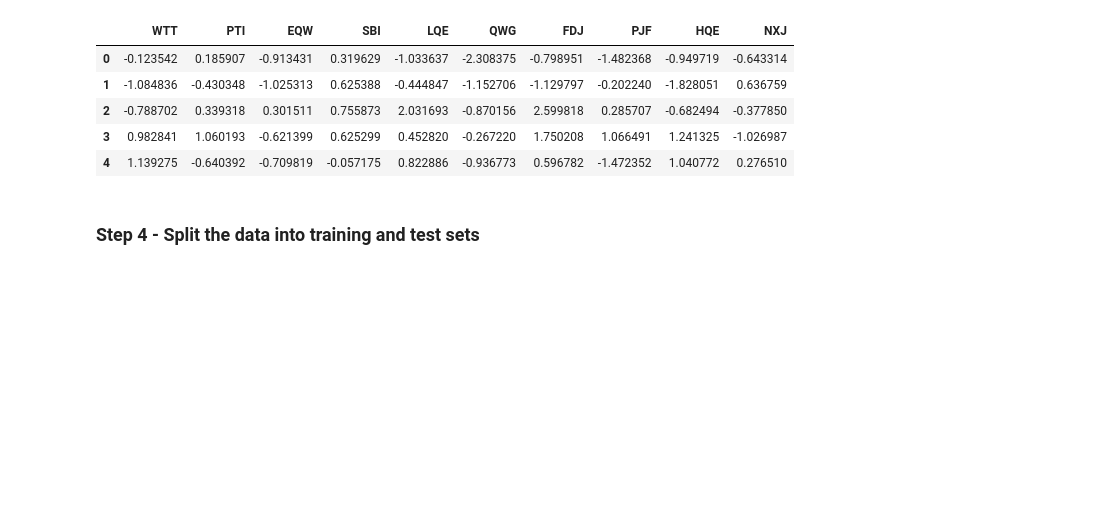
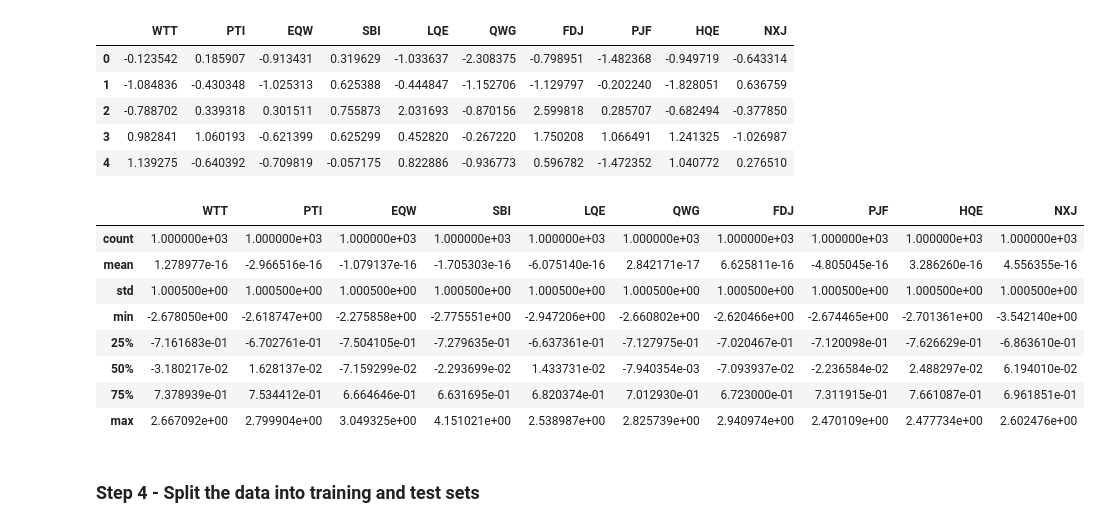
Before and after one commit to kbrook10/bootcamp_python_for_data_science_and_machine_learning, a Jupyter notebook: support_files/Machine Learning Sections/K-Nearest-Neighbors/k_nearest_neighbors_practice.ipynb, the cells around one changed output. Saved outputs shown, nothing was run; the diff lists cells and outputs as text; code cells hidden in the pictures; blank space fills up the shorter version.

```diff
--- a/support_files/Machine Learning Sections/K-Nearest-Neighbors/k_nearest_neighbors_practice.ipynb
+++ b/support_files/Machine Learning Sections/K-Nearest-Neighbors/k_nearest_neighbors_practice.ipynb
@@ -84,6 +96,18 @@ df_feat.head()
 | 2 | -0.788702 | 0.339318 | 0.301511 | 0.755873 | 2.031693 | -0.870156 | 2.599818 | 0.285707 | -0.682494 | -0.377850 |
 | 3 | 0.982841 | 1.060193 | -0.621399 | 0.625299 | 0.452820 | -0.267220 | 1.750208 | 1.066491 | 1.241325 | -1.026987 |
 | 4 | 1.139275 | -0.640392 | -0.709819 | -0.057175 | 0.822886 | -0.936773 | 0.596782 | -1.472352 | 1.040772 | 0.276510 |
+# %%
+df_feat.describe()
+# %% [output]
+|  | WTT | PTI | EQW | SBI | LQE | QWG | FDJ | PJF | HQE | NXJ |
+| count | 1.000000e+03 | 1.000000e+03 | 1.000000e+03 | 1.000000e+03 | 1.000000e+03 | 1.000000e+03 | 1.000000e+03 | 1.000000e+03 | 1.000000e+03 | 1.000000e+03 |
+| mean | 1.278977e-16 | -2.966516e-16 | -1.079137e-16 | -1.705303e-16 | -6.075140e-16 | 2.842171e-17 | 6.625811e-16 | -4.805045e-16 | 3.286260e-16 | 4.556355e-16 |
+| std | 1.000500e+00 | 1.000500e+00 | 1.000500e+00 | 1.000500e+00 | 1.000500e+00 | 1.000500e+00 | 1.000500e+00 | 1.000500e+00 | 1.000500e+00 | 1.000500e+00 |
+| min | -2.678050e+00 | -2.618747e+00 | -2.275858e+00 | -2.775551e+00 | -2.947206e+00 | -2.660802e+00 | -2.620466e+00 | -2.674465e+00 | -2.701361e+00 | -3.542140e+00 |
+| 25% | -7.161683e-01 | -6.702761e-01 | -7.504105e-01 | -7.279635e-01 | -6.637361e-01 | -7.127975e-01 | -7.020467e-01 | -7.120098e-01 | -7.626629e-01 | -6.863610e-01 |
+| 50% | -3.180217e-02 | 1.628137e-02 | -7.159299e-02 | -2.293699e-02 | 1.433731e-02 | -7.940354e-03 | -7.093937e-02 | -2.236584e-02 | 2.488297e-02 | 6.194010e-02 |
+| 75% | 7.378939e-01 | 7.534412e-01 | 6.664646e-01 | 6.631695e-01 | 6.820374e-01 | 7.012930e-01 | 6.723000e-01 | 7.311915e-01 | 7.661087e-01 | 6.961851e-01 |
+| max | 2.667092e+00 | 2.799904e+00 | 3.049325e+00 | 4.151021e+00 | 2.538987e+00 | 2.825739e+00 | 2.940974e+00 | 2.470109e+00 | 2.477734e+00 | 2.602476e+00 |
 # %% [markdown]
 ### Step 4 - Split the data into training and test sets
 # %%
```
Also changed, not shown: parts of 8 cells of this notebook.
